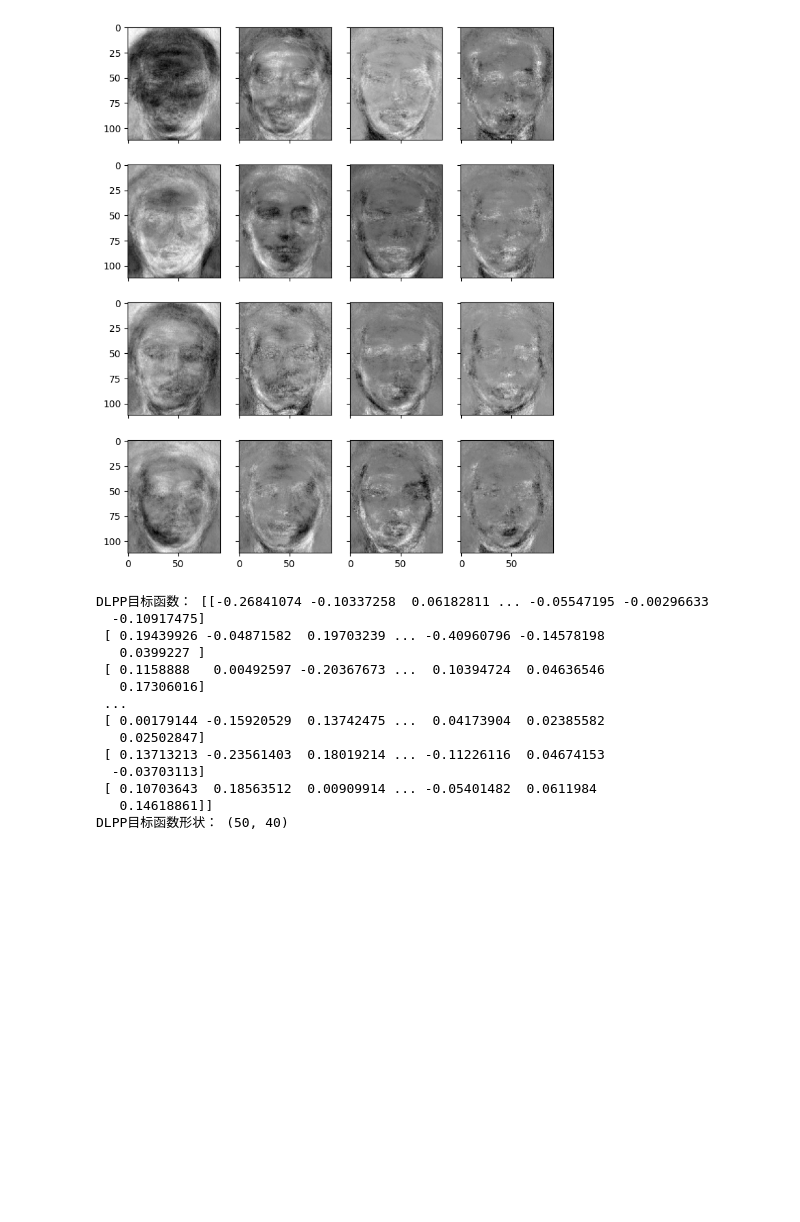
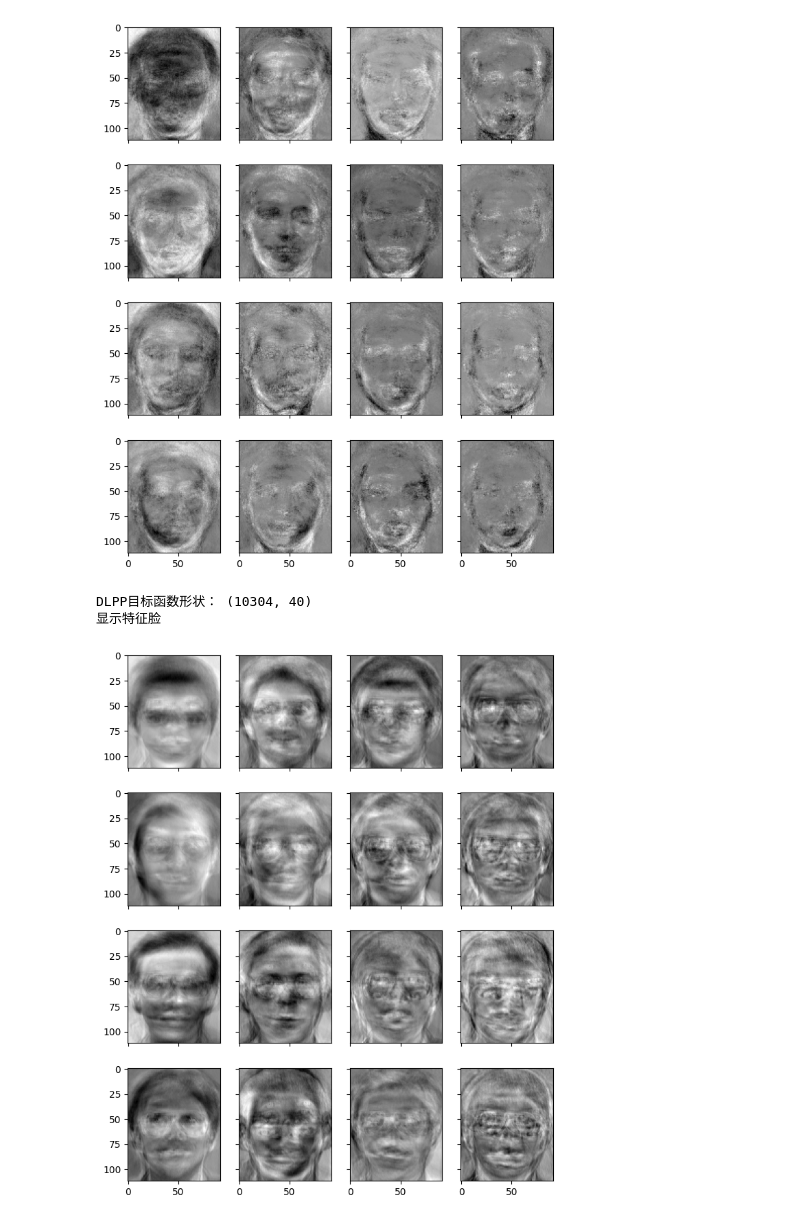
Before and after one commit to TonyHuang6666/Manifold-Learning, a Jupyter notebook: Discriminant Locality Preserving Projection/DLPP-original.ipynb, the cells around one changed output. Cells and saved outputs as stored; diff of their text form; code cells hidden in the pictures; blank space fills up the shorter version.

```diff
--- a/Discriminant Locality Preserving Projection/DLPP-original.ipynb
+++ b/Discriminant Locality Preserving Projection/DLPP-original.ipynb
@@ -331,21 +331,11 @@ def compute_dlpp_objective(Data, dimension, Laplacian_matrix, Sb, Sw):
     selected_eigenvectors = eigenvectors.real[:, selected_indices]
     return selected_eigenvectors
 # %%
-dlpp_features = compute_dlpp_objective(train_data, n_components, Laplacian_matrix, Sb, Sw)
-print("DLPP目标函数：", dlpp_features)
-print("DLPP目标函数形状：", dlpp_features.shape)
+dlpp_features= compute_dlpp_objective(train_data, n_components, Laplacian_matrix, Sb, Sw)
+dlpp_imbedding = np.dot(train_data.T, dlpp_features)
+print("DLPP目标函数形状：", dlpp_imbedding.shape)
+ShowEigenface(dlpp_imbedding)
 # %% [output]
-DLPP目标函数： [[-0.26841074 -0.10337258  0.06182811 ... -0.05547195 -0.00296633
-  -0.10917475]
- [ 0.19439926 -0.04871582  0.19703239 ... -0.40960796 -0.14578198
-   0.0399227 ]
- [ 0.1158888   0.00492597 -0.20367673 ...  0.10394724  0.04636546
-   0.17306016]
- ...
- [ 0.00179144 -0.15920529  0.13742475 ...  0.04173904  0.02385582
-   0.02502847]
- [ 0.13713213 -0.23561403  0.18019214 ... -0.11226116  0.04674153
-  -0.03703113]
- [ 0.10703643  0.18563512  0.00909914 ... -0.05401482  0.0611984
-   0.14618861]]
-DLPP目标函数形状： (50, 40)
+DLPP目标函数形状： (10304, 40)
+显示特征脸
+[figure, added]
```
Also changed, not shown: parts of 1 cell of this notebook.
